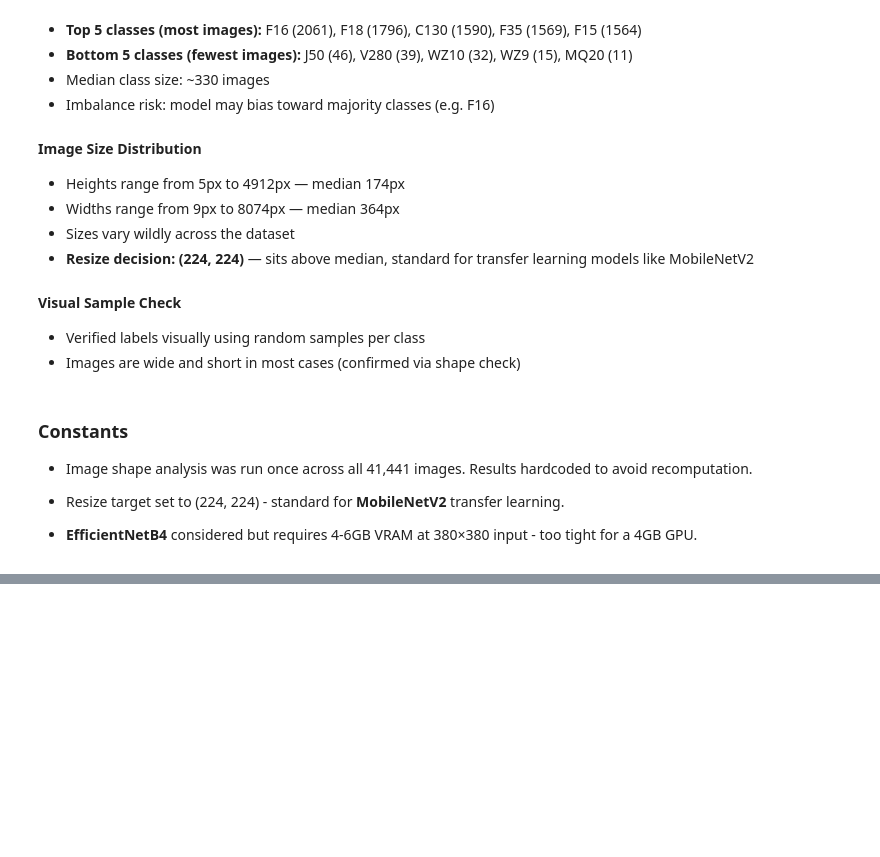
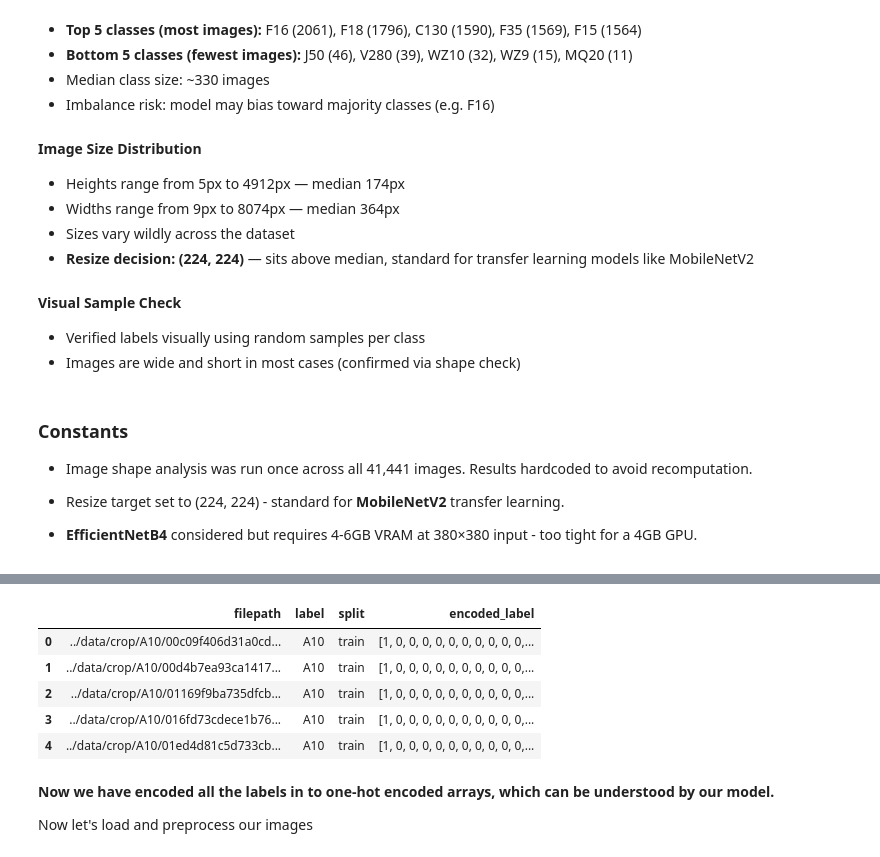
Before and after one commit to Eakempreet/ATAS_Project, a Jupyter notebook: notebooks/01_aircraft_classifier.ipynb, the cells around one changed output, grey strips where cells are left out. Drawn from its saved outputs; the diff is of its cells as text; code cells hidden in the pictures; blank space fills up the shorter version.

Commit message:
Create function to convert labels into one-hot coded arrays and function to preprocess the image from its path to returning as normalized tensor

```diff
--- a/notebooks/01_aircraft_classifier.ipynb
+++ b/notebooks/01_aircraft_classifier.ipynb
@@ -960,0 +975,6 @@ IMG_SIZE = (224, 224)
+# %%
+# Getting all the names of the aircrafts
+unique_classes = sorted(np.unique(aircraft_labels["label"]))
+unique_classes = np.array(unique_classes)
+print(unique_classes.shape)
+unique_classes
@@ -960,0 +1025,13 @@ IMG_SIZE = (224, 224)
+# %%
+# Function to convert a single label string into a one-hot encoded array
+
+def label_to_encoded_array(label:str):
+    """
+    Convert the label of the aircraft into one-hot encoded array of length of 101,
+    every value in 101 length array reperesent each aircraft
+    1 -> True
+    0 -> False
+    """
+
+    encoded_label = (unique_classes == str(label)).astype(int)
+    return encoded_label
@@ -960,0 +1066,14 @@ IMG_SIZE = (224, 224)
+# %%
+aircraft_labels["encoded_label"] = aircraft_labels["label"].map(label_to_encoded_array)
+aircraft_labels.head()
+# %% [output]
+|  | filepath | label | split | encoded_label |
+| 0 | ../data/crop/A10/00c09f406d31a0cd... | A10 | train | [1, 0, 0, 0, 0, 0, 0, 0, 0, 0, 0,... |
+| 1 | ../data/crop/A10/00d4b7ea93ca1417... | A10 | train | [1, 0, 0, 0, 0, 0, 0, 0, 0, 0, 0,... |
+| 2 | ../data/crop/A10/01169f9ba735dfcb... | A10 | train | [1, 0, 0, 0, 0, 0, 0, 0, 0, 0, 0,... |
+| 3 | ../data/crop/A10/016fd73cdece1b76... | A10 | train | [1, 0, 0, 0, 0, 0, 0, 0, 0, 0, 0,... |
+| 4 | ../data/crop/A10/01ed4d81c5d733cb... | A10 | train | [1, 0, 0, 0, 0, 0, 0, 0, 0, 0, 0,... |
+# %% [markdown]
+**Now we have encoded all the labels in to one-hot encoded arrays, which can be understood by our model.**
+
+Now let's load and preprocess our images
```
Also changed, not shown: parts of 22 cells of this notebook.
